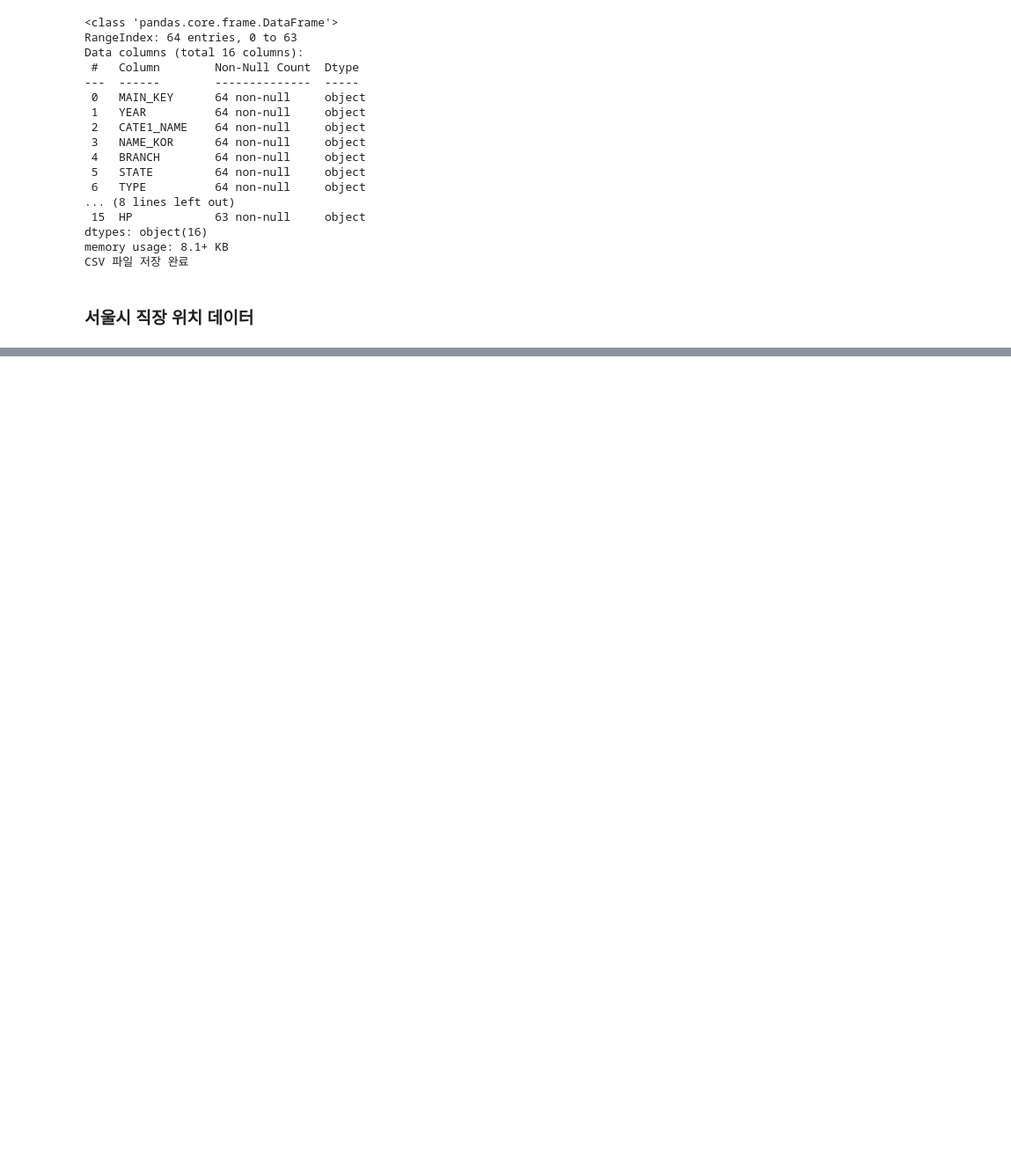
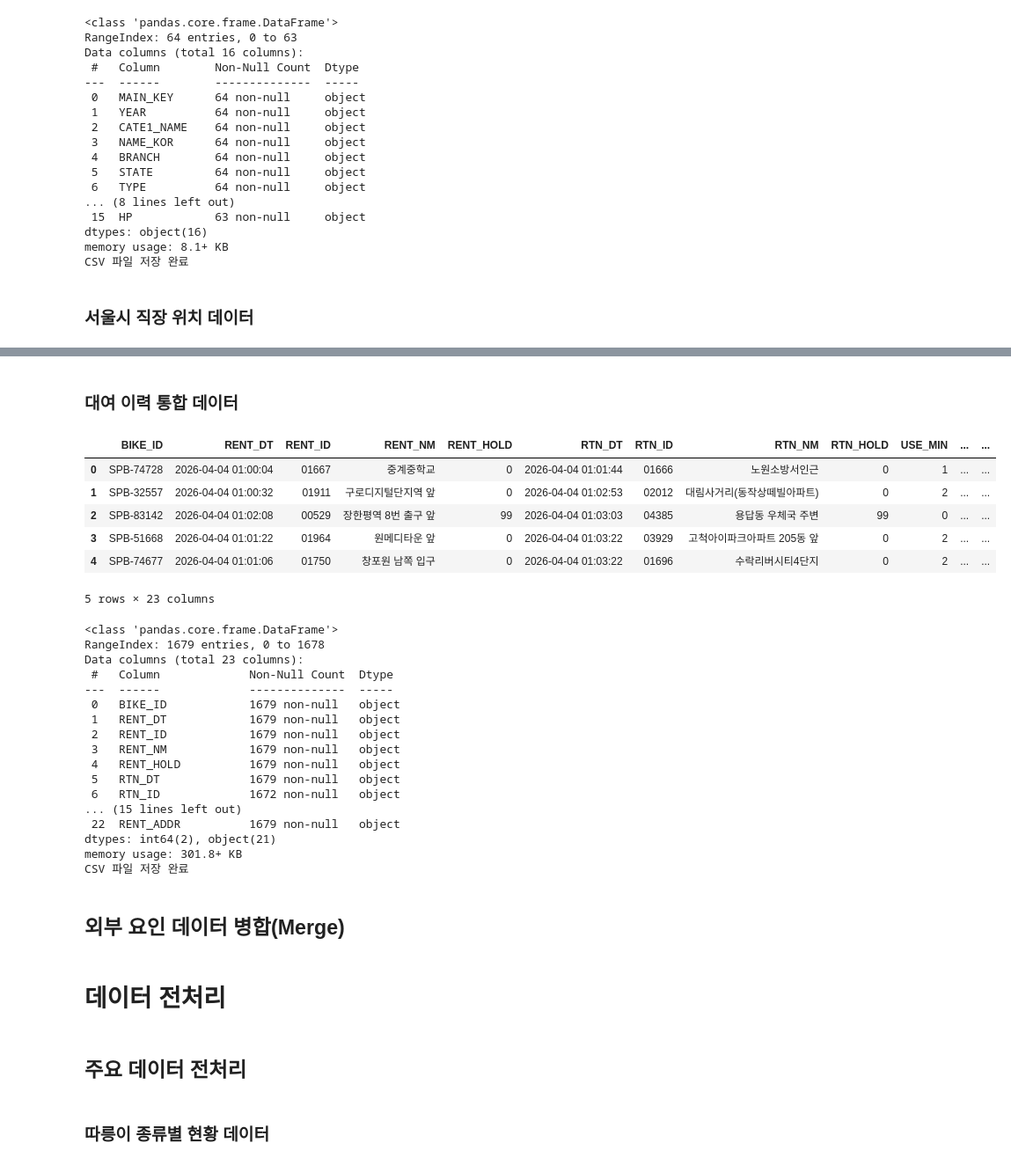
Before and after one commit to syeonris72/seoul-bicycle-analysis, a Jupyter notebook: sub/notebooks/seoul_bike.ipynb, the cells around one changed output, grey strips where cells are left out. Shown at 88% size. Saved outputs shown, nothing was run; the diff lists cells and outputs as text; code cells hidden in the pictures; blank space fills up the shorter version.

```diff
--- a/sub/notebooks/seoul_bike.ipynb
+++ b/sub/notebooks/seoul_bike.ipynb
@@ -1121,0 +1233,2 @@ CSV 파일 저장 완료
+# %%
+PROCESSED_BASE = '/content/drive/MyDrive/kwukdt/seoul-bicycle-analysis/data/processed/'
@@ -1121,0 +1279,57 @@ CSV 파일 저장 완료
+# %% [markdown]
+### 대여 이력 통합 데이터
+# %%
+seoul_bike_history_df = pd.merge(
+    bike_rent_df,
+    bike_location_df[['RNTLS_ID', 'LAT', 'LOT', 'ADDR1']],
+    left_on='RENT_STATION_ID',
+    right_on='RNTLS_ID',
+    how='left'
+)
+
+seoul_bike_history_df = seoul_bike_history_df.rename(columns={
+    'LAT': 'RENT_LAT',
+    'LOT': 'RENT_LOT',
+    'ADDR1': 'RENT_ADDR'
+}).drop(columns=['RNTLS_ID'])
+
+display(seoul_bike_history_df.head())
+seoul_bike_history_df.info()
+
+DATA_PATH = PROCESSED_BASE + 'seoul_bike_history.csv'
+os.makedirs(os.path.dirname(DATA_PATH), exist_ok=True)
+seoul_bike_history_df.to_csv(DATA_PATH, index=False, encoding='utf-8-sig')
+print("CSV 파일 저장 완료")
+# %% [output]
+|  | BIKE_ID | RENT_DT | RENT_ID | RENT_NM | RENT_HOLD | RTN_DT | RTN_ID | RTN_NM | RTN_HOLD | USE_MIN | ... | ... |
+| 0 | SPB-74728 | 2026-04-04 01:00:04 | 01667 | 중계중학교 | 0 | 2026-04-04 01:01:44 | 01666 | 노원소방서인근 | 0 | 1 | ... | ... |
+| 1 | SPB-32557 | 2026-04-04 01:00:32 | 01911 | 구로디지털단지역 앞 | 0 | 2026-04-04 01:02:53 | 02012 | 대림사거리(동작상떼빌아파트) | 0 | 2 | ... | ... |
+| 2 | SPB-83142 | 2026-04-04 01:02:08 | 00529 | 장한평역 8번 출구 앞 | 99 | 2026-04-04 01:03:03 | 04385 | 용답동 우체국 주변 | 99 | 0 | ... | ... |
+| 3 | SPB-51668 | 2026-04-04 01:01:22 | 01964 | 원메디타운 앞 | 0 | 2026-04-04 01:03:22 | 03929 | 고척아이파크아파트 205동 앞 | 0 | 2 | ... | ... |
+| 4 | SPB-74677 | 2026-04-04 01:01:06 | 01750 | 창포원 남쪽 입구 | 0 | 2026-04-04 01:03:22 | 01696 | 수락리버시티4단지 | 0 | 2 | ... | ... |
+5 rows × 23 columns
+<class 'pandas.core.frame.DataFrame'>
+RangeIndex: 1679 entries, 0 to 1678
+Data columns (total 23 columns):
+ #   Column             Non-Null Count  Dtype
+---  ------             --------------  -----
+ 0   BIKE_ID            1679 non-null   object
+ 1   RENT_DT            1679 non-null   object
+ 2   RENT_ID            1679 non-null   object
+ 3   RENT_NM            1679 non-null   object
+ 4   RENT_HOLD          1679 non-null   object
+ 5   RTN_DT             1679 non-null   object
+ 6   RTN_ID             1672 non-null   object
+... (15 lines left out)
+ 22  RENT_ADDR          1679 non-null   object
+dtypes: int64(2), object(21)
+memory usage: 301.8+ KB
+CSV 파일 저장 완료
+# %% [markdown]
+## 외부 요인 데이터 병합(Merge)
+# %% [markdown]
+# 데이터 전처리
+# %% [markdown]
+## 주요 데이터 전처리
+# %% [markdown]
+### 따릉이 종류별 현황 데이터
```
Also changed, not shown: parts of 37 cells of this notebook.
